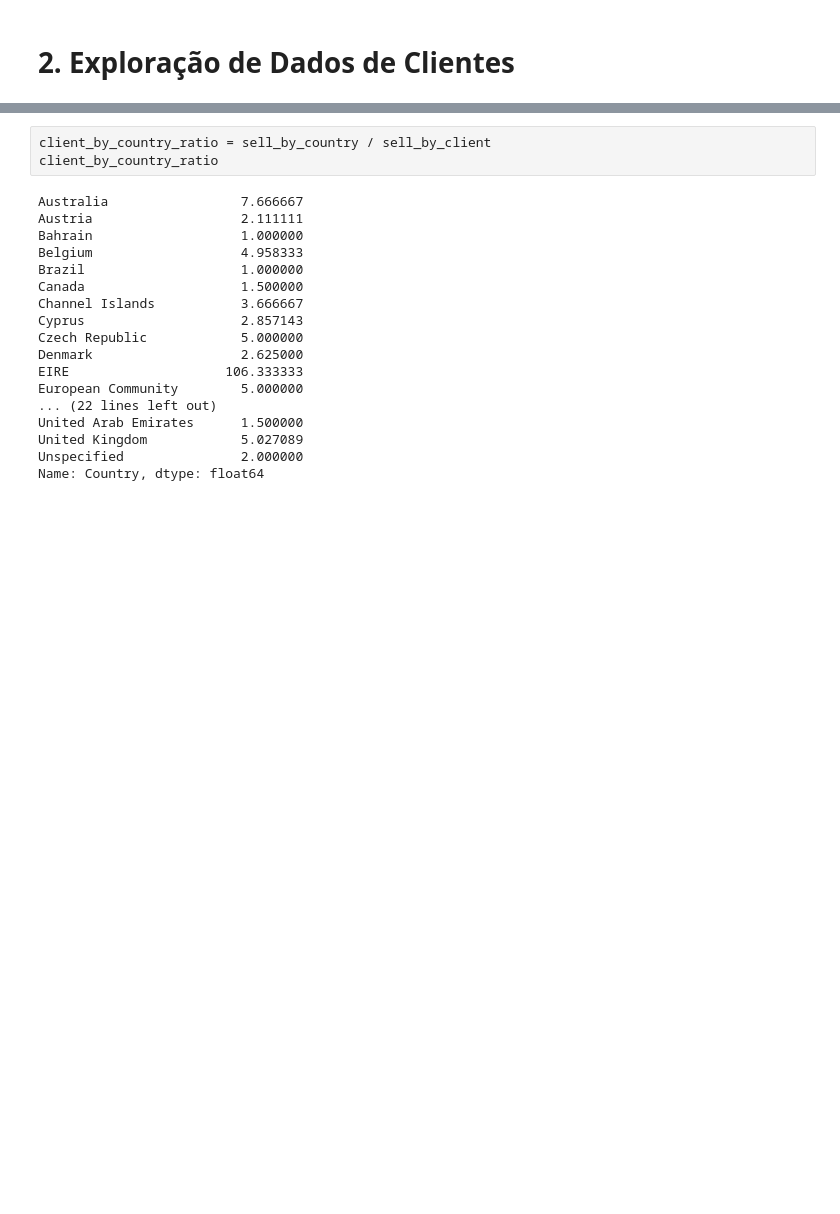
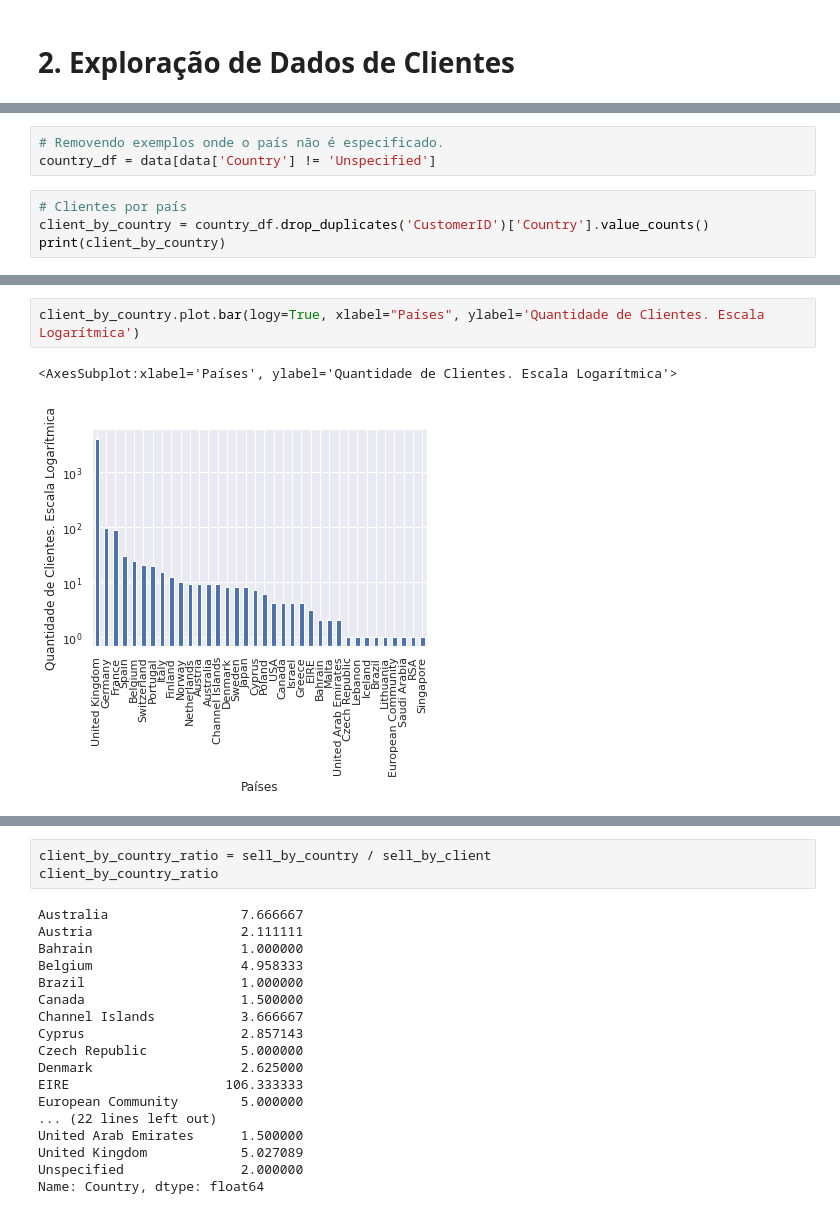
Before and after one commit to mikaelsouza/ai-engineer-bemol-challenge, a Jupyter notebook: notebooks/1-data-exploration.ipynb, the cells around one changed output, grey strips where cells are left out. Cells and saved outputs as stored; diff of their text form; blank space fills up the shorter version.

```diff
--- a/notebooks/1-data-exploration.ipynb
+++ b/notebooks/1-data-exploration.ipynb
@@ -202,0 +233,7 @@ Clientes que moram em países diferentes tem necessidades diferentes e, por cont
+# %%
+# Removendo exemplos onde o país não é especificado.
+country_df = data[data['Country'] != 'Unspecified']
+# %%
+# Clientes por país
+client_by_country = country_df.drop_duplicates('CustomerID')['Country'].value_counts()
+print(client_by_country)
@@ -202,0 +258,5 @@ Clientes que moram em países diferentes tem necessidades diferentes e, por cont
+# %%
+client_by_country.plot.bar(logy=True, xlabel="Países", ylabel='Quantidade de Clientes. Escala Logarítmica')
+# %% [output]
+<AxesSubplot:xlabel='Países', ylabel='Quantidade de Clientes. Escala Logarítmica'>
+[figure, added]
```
Also changed, not shown: parts of 12 cells of this notebook.
